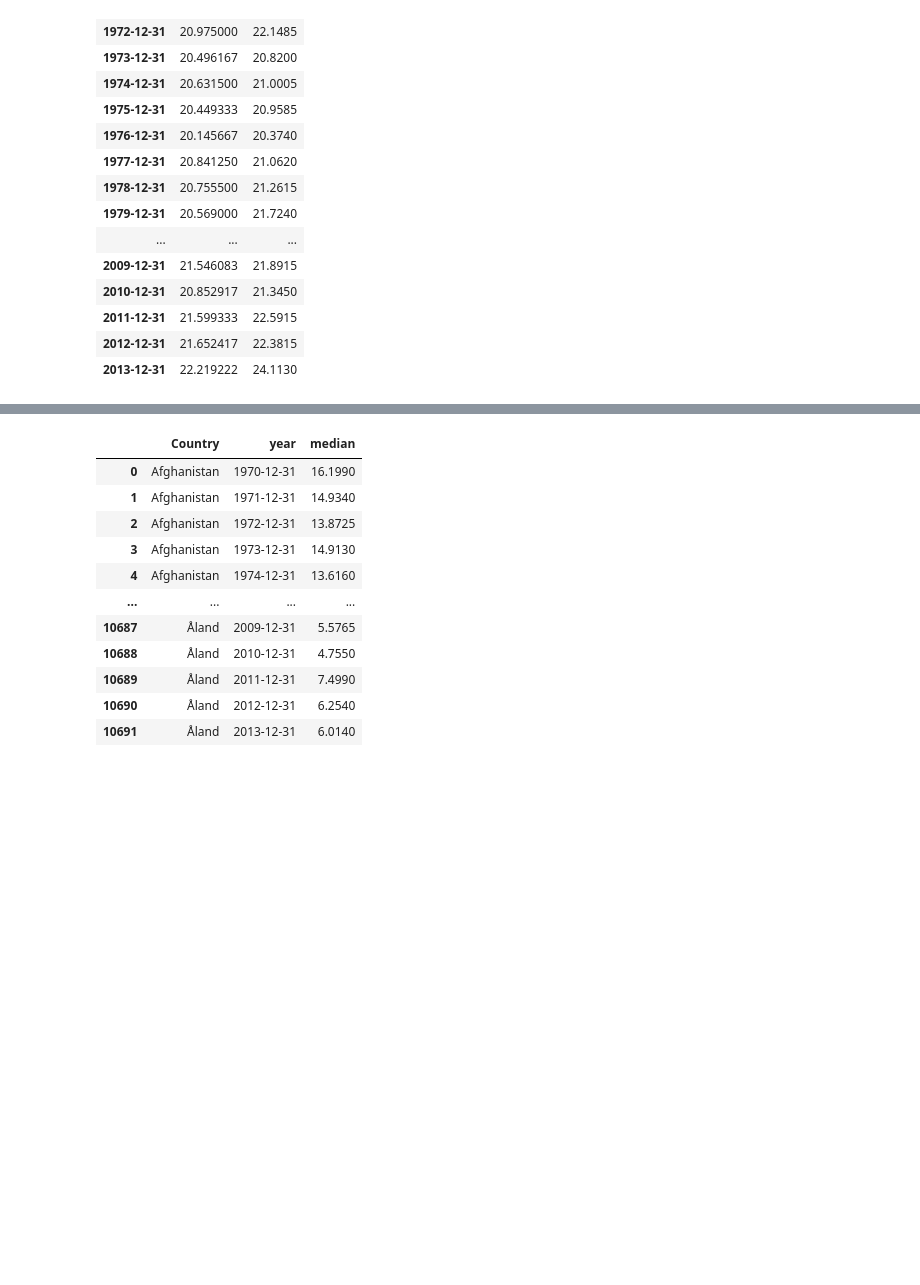
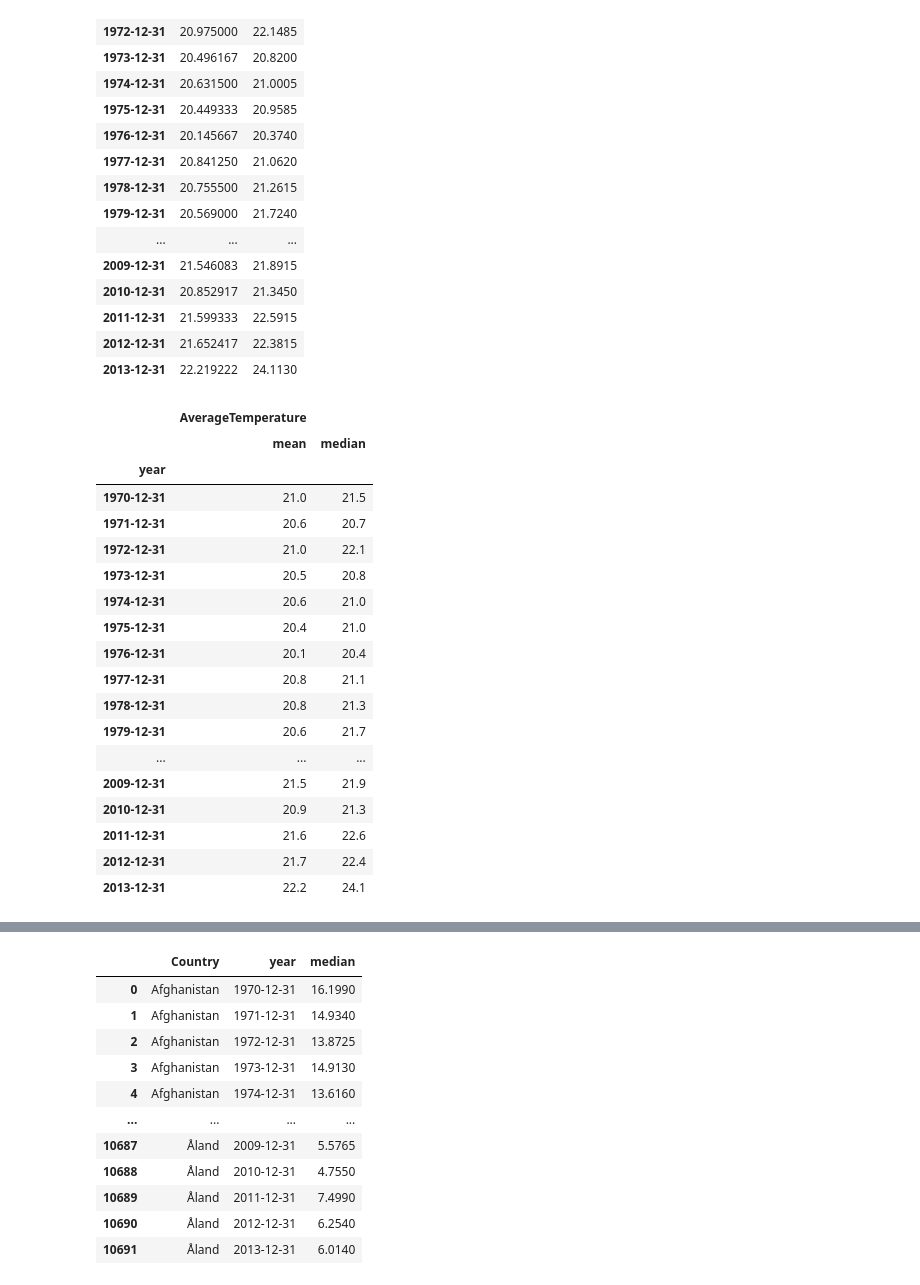
Before and after one commit to diegogonzalezc/pandas_dt_routine, a Jupyter notebook: 12_pandas_routine.ipynb, the cells around one changed output, grey strips where cells are left out. Drawn from its saved outputs; the diff is of its cells as text; code cells hidden in the pictures; blank space fills up the shorter version.

```diff
--- a/12_pandas_routine.ipynb
+++ b/12_pandas_routine.ipynb
@@ -188,4 +176,26 @@ df_temp_avg.xs('Mexico')['AverageTemperature'] # acá se toman los valores solam
 | 2011-12-31 | 21.599333 | 22.5915 |
 | 2012-12-31 | 21.652417 | 22.3815 |
 | 2013-12-31 | 22.219222 | 24.1130 |
+# %%
+df_temp_avg.loc['Mexico',:] # esta es otra opción, generalmente me gusta trabajar más con loc y iloc para buscar en los dataframes
+# %% [output]
+|  | AverageTemperature |  |
+|  | mean | median |
+| year |  |  |
+| 1970-12-31 | 21.0 | 21.5 |
+| 1971-12-31 | 20.6 | 20.7 |
+| 1972-12-31 | 21.0 | 22.1 |
+| 1973-12-31 | 20.5 | 20.8 |
+| 1974-12-31 | 20.6 | 21.0 |
+| 1975-12-31 | 20.4 | 21.0 |
+| 1976-12-31 | 20.1 | 20.4 |
+| 1977-12-31 | 20.8 | 21.1 |
+| 1978-12-31 | 20.8 | 21.3 |
+| 1979-12-31 | 20.6 | 21.7 |
+| ... | ... | ... |
+| 2009-12-31 | 21.5 | 21.9 |
+| 2010-12-31 | 20.9 | 21.3 |
+| 2011-12-31 | 21.6 | 22.6 |
+| 2012-12-31 | 21.7 | 22.4 |
+| 2013-12-31 | 22.2 | 24.1 |
 # %%
```
Also changed, not shown: parts of 33 cells of this notebook.
